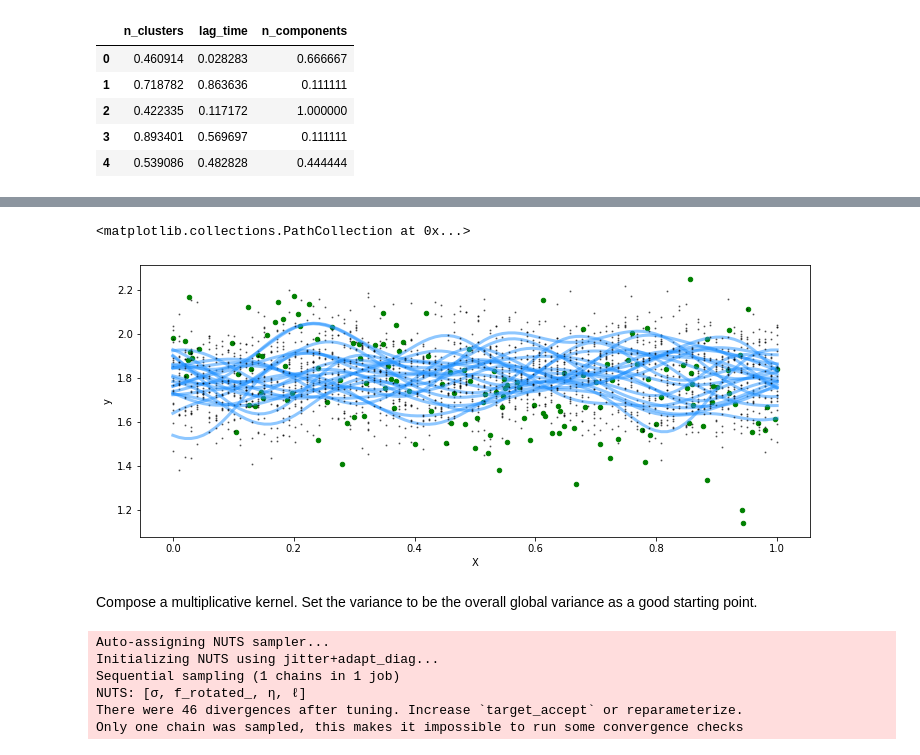
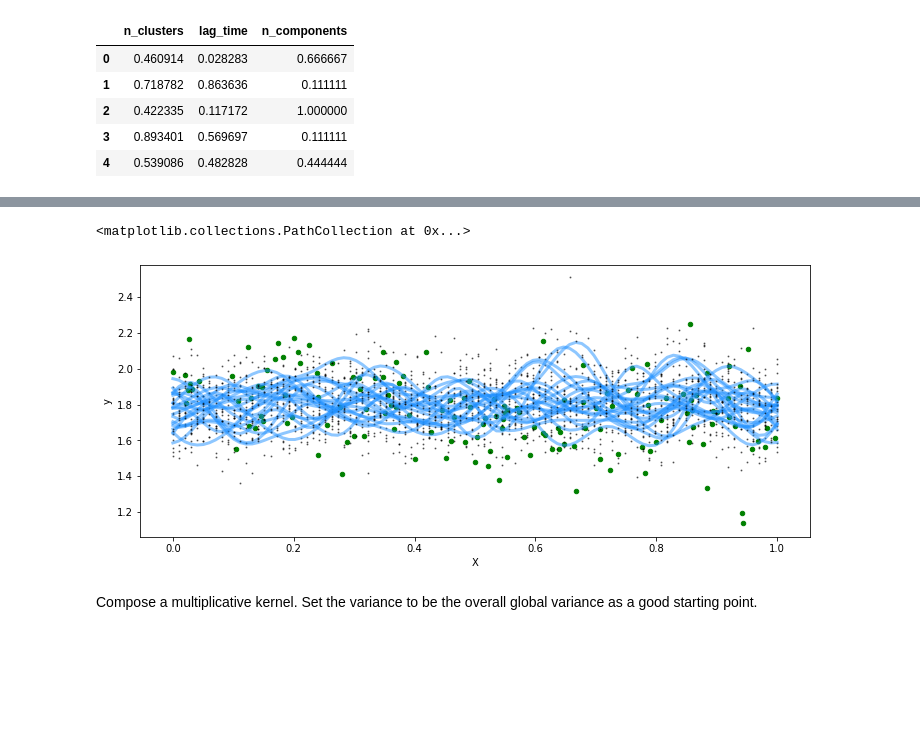
Before and after one commit to RobertArbon/optimize-fs-peptide, a Jupyter notebook: fit_gp_model.ipynb, the cells around one changed output, grey strips where cells are left out. Saved outputs shown, nothing was run; the diff lists cells and outputs as text; code cells hidden in the pictures; blank space fills up the shorter version.

```diff
--- a/fit_gp_model.ipynb
+++ b/fit_gp_model.ipynb
@@ -134,32 +128,32 @@ n = 100 # The number of data points
 X = np.linspace(0, 1, n)[:, None] # The inputs to the GP, they must be arranged as a column vector
 
 # Define the true covariance function and its parameters
-l_true = 0.1
+l_true = 0.05
 eta_true = 0.1
 cov_func = eta_true**2 * pm.gp.cov.ExpQuad(1, l_true)
 
 # A mean function that is zero everywhere
 mean_func = pm.gp.mean.Constant(c=1.8)
 
 for i in range(20):
     # The latent function values are one sample from a multivariate normal
     # Note that we have to call `eval()` because PyMC3 built on top of Theano
     f_true = np.random.multivariate_normal(mean_func(X).eval(),
                                            cov_func(X).eval() + 1e-8*np.eye(n), 1).flatten()
 
     # The observed data is the latent function plus a small amount of T distributed noise
     # The standard deviation of the noise is `sigma`, and the degrees of freedom is `nu`
     sigma_true = 0.1
     y = f_true + np.random.normal(size=n, loc=0, scale=sigma_true)
 
     ## Plot the data and the unobserved latent function
 
     ax.plot(X, f_true, "dodgerblue", lw=3, label="True f", alpha=0.5);
     ax.plot(X, y, 'ok', ms=1, label="Data",alpha=0.5);
     ax.set_xlabel("X"); ax.set_ylabel("y");
 
 
 ax.scatter(x_scaled.loc[:, 'n_clusters'].values, y_obs, color='g', s=20, alpha=1)
 # %% [output]
 <matplotlib.collections.PathCollection at 0x...>
-[figure, old version]
+[figure, new version]
@@ -168,24 +160,2 @@ ax.scatter(x_scaled.loc[:, 'n_clusters'].values, y_obs, color='g', s=20, alpha=1
 # %% [markdown]
 Compose a multiplicative kernel. Set the variance to be the overall global variance as a good starting point.
-# %%
-with pm.Model() as model:
-
-    ℓ = pm.Gamma("ℓ", alpha=2, beta=1)
-    η = pm.HalfCauchy("η", beta=5)
-
-    cov = η**2 * pm.gp.cov.ExpQuad(1, ℓ)
-    gp = pm.gp.Latent(cov_func=cov)
-
-    f = gp.prior("f", X=X[:10, :])
-
-    σ = pm.HalfCauchy("σ", beta=5)
-    y_ = pm.Normal("y", mu=f, sigma=σ, observed=y[:10])
-
-    trace = pm.sample(1000, chains=1)
-# %% [output]
-Auto-assigning NUTS sampler...
-Initializing NUTS using jitter+adapt_diag...
-Sequential sampling (1 chains in 1 job)
-NUTS: [σ, f_rotated_, η, ℓ]
-There were 46 divergences after tuning. Increase `target_accept` or reparameterize.
-Only one chain was sampled, this makes it impossible to run some convergence checks
```
Also changed, not shown: parts of 52 cells of this notebook.
